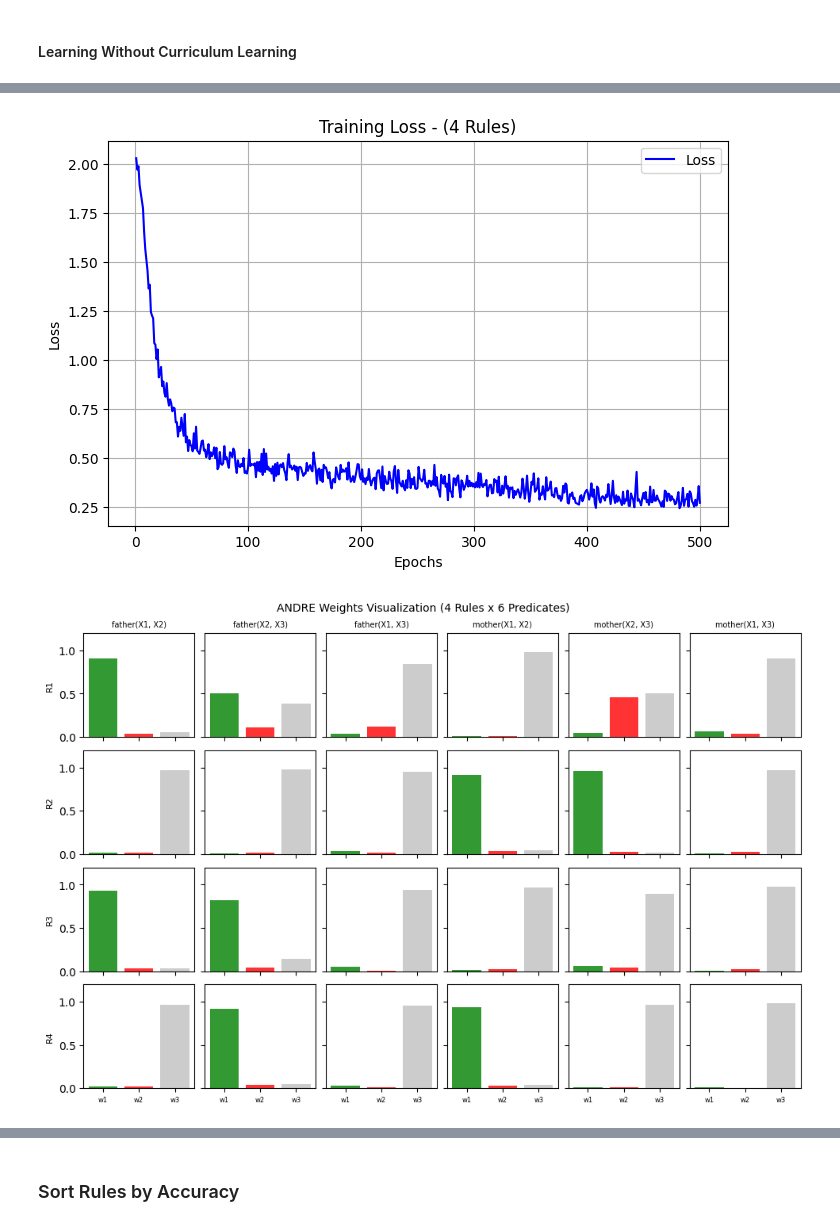
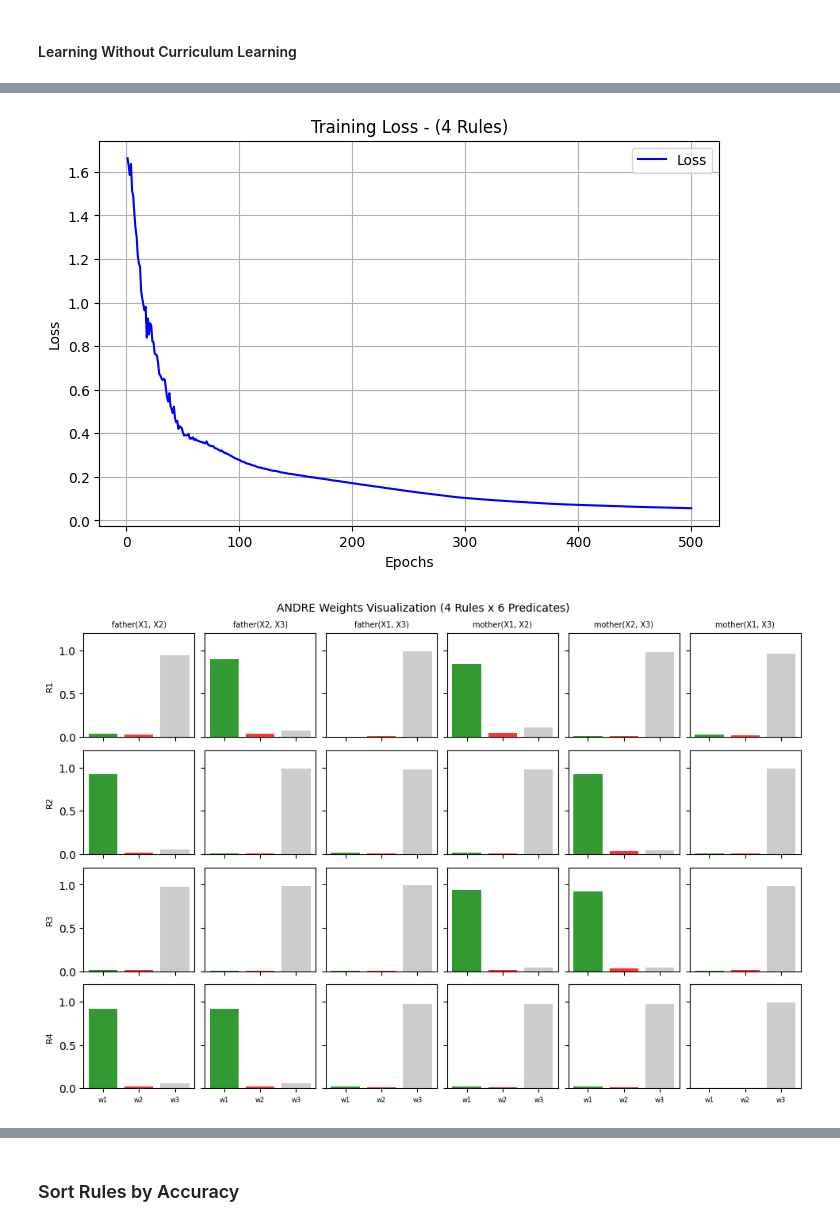
Before and after one commit to iman-sharifi-ghb/ANDRE, a Jupyter notebook: AUX2.ipynb, the cells around one changed output, grey strips where cells are left out. Cells and saved outputs as stored; diff of their text form; code cells hidden in the pictures.

Commit message:
added rr and conn weight scheduling and M loss

```diff
--- a/AUX2.ipynb
+++ b/AUX2.ipynb
@@ -271,3 +272,15 @@ num_samples = X_train.size(0)
 print(f"Train set: {X_train.shape}, Validation set: {X_val.shape}, num_samples (train) = {num_samples}")
 # %% [output]
 Train set: torch.Size([160, 6]), Validation set: torch.Size([40, 6]), num_samples (train) = 160
+# %%
+def schedule_rr_conn_digit_weight(epoch, total_epochs, initial_rr_weight, max_rr_weight, initial_conn_weight, max_conn_weight, initial_digit_weight, max_digit_weight):
+    # Linearly increase rr_weight and conn_weight from 0 to their initial values over the epochs
+    rr_weight = initial_rr_weight + (epoch / total_epochs)**2 * max_rr_weight
+    conn_weight = initial_conn_weight + (epoch / total_epochs)**2 * max_conn_weight
+    digit_weight = initial_digit_weight + (epoch / total_epochs)**2 * max_digit_weight
+
+    rr_weight = min(rr_weight, max_rr_weight)
+    conn_weight = min(conn_weight, max_conn_weight)
+    digit_weight = min(digit_weight, max_digit_weight)
+
+    return rr_weight, conn_weight, digit_weight
@@ -338,8 +378,11 @@ for num_rules in range(Num_rules):
                     M_head_list = [torch.as_tensor(Ms[i][head_vars], device=xb.device, dtype=xb.dtype) for i in range(num_rules + 1)]
                     M_head = torch.stack(M_head_list)
 
-                    # Range Restriction Loss
-                    rr_loss_1 = nn.MSELoss()(M_head, torch.ones_like(M_head))
+                    # Range Restriction Loss with asymmetric penalty
+                    eta = 0.5  # Small penalty for values above 1
+                    mask_below = (M_head < 1.0).float()
+                    mask_above = (M_head >= 1.0).float()
+                    rr_loss_1 = mask_below * (M_head - 1.0)**2 + mask_above * eta * (M_head - 1.0)
                     rr_loss = rr_loss_1
                     rr_loss = rr_loss.sum() / len(head_vars) / (num_rules + 1)
                     # rr_loss = rr_loss.sum() / xb.size(0) / len(head_vars) / (num_rules + 1) / input_dim
@@ -348,26 +391,42 @@ for num_rules in range(Num_rules):
                     M_connected_list = [torch.as_tensor(Ms[i][connected_vars], device=xb.device, dtype=xb.dtype) for i in range(num_rules + 1)]
                     M_connected = torch.stack(M_connected_list)  # tensor form
 
+                    # Connectivity Loss with conditional masking
+                    mask_below_2 = (M_connected < 2.0).float()
+                    mask_above_2 = (M_connected >= 2.0).float()
+
                     # Smoothness / connectivity term computed elementwise and averaged
-                    Sum_Fx = [torch.exp(-0.5 * ((M_conn - 1.0) / 0.2)**2) / (0.2 * math.sqrt(2 * math.pi)) for M_conn in M_connected]
-                    Sum_Fx = torch.stack(Sum_Fx).sum()
-                    conn_loss_1 = 0.5 * Sum_Fx / len(M_connected_list)
+                    conn_loss_1 = torch.stack([torch.exp(-0.5 * ((M_conn - 1.0) / 0.2)**2) / (0.2 * math.sqrt(2 * math.pi)) for M_conn in M_connected]).sum()
+                    conn_loss_1 = 0.5 * conn_loss_1
 
-                    # MSE against constant 2 (use tensor inputs, not lists)
-                    conn_loss_2 = nn.MSELoss()(M_connected, 2 * torch.ones_like(M_connected))
-                    conn_loss = conn_loss_2
+                    # MSE against constant 2
+                    conn_loss_2 = (M_connected - 2.0)**2
+
+                    # Apply masking: use conn_loss_1 if below 2, conn_loss_2 if above or equal to 2
+                    conn_loss = mask_below_2 * conn_loss_1 + mask_above_2 * conn_loss_2
                     conn_loss = conn_loss.sum() / len(connected_vars) / (num_rules + 1)
+
+                    # Digitization Loss - encourage M elements to be integers
+                    M_all_list = [torch.as_tensor(Ms[i], device=xb.device, dtype=xb.dtype) for i in range(num_rules + 1)]
+                    M_all = torch.stack(M_all_list)  # [num_rules+1, num_variables]
+                    digit_loss = 0.5 * (1 - torch.sin(2 * math.pi * M_all + math.pi / 2)).sum()
+                    digit_loss = digit_loss / M_all.numel()
 
                     # Entropy Loss
                     entropy_term = torch.stack(weight_entropies).sum()
                     entropy_term = entropy_term / (num_rules + 1) /  input_dim
 
+                    rr_weight_, conn_weight_, digit_weight_ = schedule_rr_conn_digit_weight(epoch=epoch, total_epochs=num_epochs,
+                                                                       initial_rr_weight=0, max_rr_weight=rr_weight,
+                                                                       initial_conn_weight=0, max_conn_weight=conn_weight,
+                                                                       initial_digit_weight=0, max_digit_weight=digit_weight)
+
                     # Total Loss
-                    total_loss = bce_loss + ent_weight * entropy_term + rr_weight * rr_loss + conn_weight * conn_loss
+                    total_loss = bce_loss + ent_weight * entropy_term + rr_weight_ * rr_loss + conn_weight_ * conn_loss + digit_weight_ * digit_loss
 
-                    if epoch % 10 == 0:
-                        print("bce_loss", bce_loss.item(), "entropy_term:", ent_weight * entropy_term.item(), "rr_loss:", rr_weight * rr_loss.item(),
-                          "conn_loss:", conn_weight * conn_loss.item(), "penalty:", sim_weight * sim_loss)
+                    # if epoch % 10 == 0:
+                    #     print("bce_loss", bce_loss.item(), "entropy_term:", ent_weight * entropy_term.item(), "rr_loss:", rr_weight_ * rr_loss.item(),
+                    #       "conn_loss:", conn_weight_ * conn_loss.item(), "digitization penalty:", digit_weight_ * digit_loss.item(), "Similarity penalty:", sim_weight * sim_loss)
                         # print("bce_loss", bce_loss.item(), "entropy_term:", entropy_term.item(), "rr_loss:", rr_loss.item(),
                         #   "conn_loss:", conn_loss.item(), "penalty:", sim_loss)
 
@@ -394,6 +453,23 @@ for num_rules in range(Num_rules):
             # recall = metrics['recall']
             # f1_score = metrics['f1_score']
             # print(f"Rule: {num_rules + 1}, Epoch: {epoch+1}, Evaluation Metrics - Accuracy: {accuracy:.4f}, Precision: {precision:.4f}, Recall: {recall:.4f}, F1-Score: {f1_score:.4f}")
+
+        if verbose:
+
+            Weights_andre = []
+            for rule_weights in model_weights:
+                rule_weights = rule_weights.detach().cpu().numpy()
+                body_predicate_weights = rule_weights.reshape(-1, 3)
+                Weights_andre.append(body_predicate_weights.tolist())
+
+            # Rule interpretation
+            final_rule = extract_rules(Weights_andre=Weights_andre, X_train=X_train,
+                                    dataset_type=dataset_type, body_predicates=body_predicates,
+                                    head_predicate=head_predicate)
+            print("\n======================================")
+            print("Final Rule:")
+            print(final_rule)
+            print("======================================")
 
         training_metrics = model.evaluate(X_train, y_train)
         # accuracy = training_metrics['accuracy']
@@ -494,5 +570,5 @@ bce_loss 0.6378129124641418 entropy_term: 0.09623971581459045 rr_loss: 0.0809805
 ------------------------------------------------------------
 Support: Positive=24, Negative=16
 ============================================================
-[figure, old version]
+[figure, new version]
-[figure, old version]
+[figure, new version]
```
Also changed, not shown: parts of 4 cells of this notebook, 2 other files.
